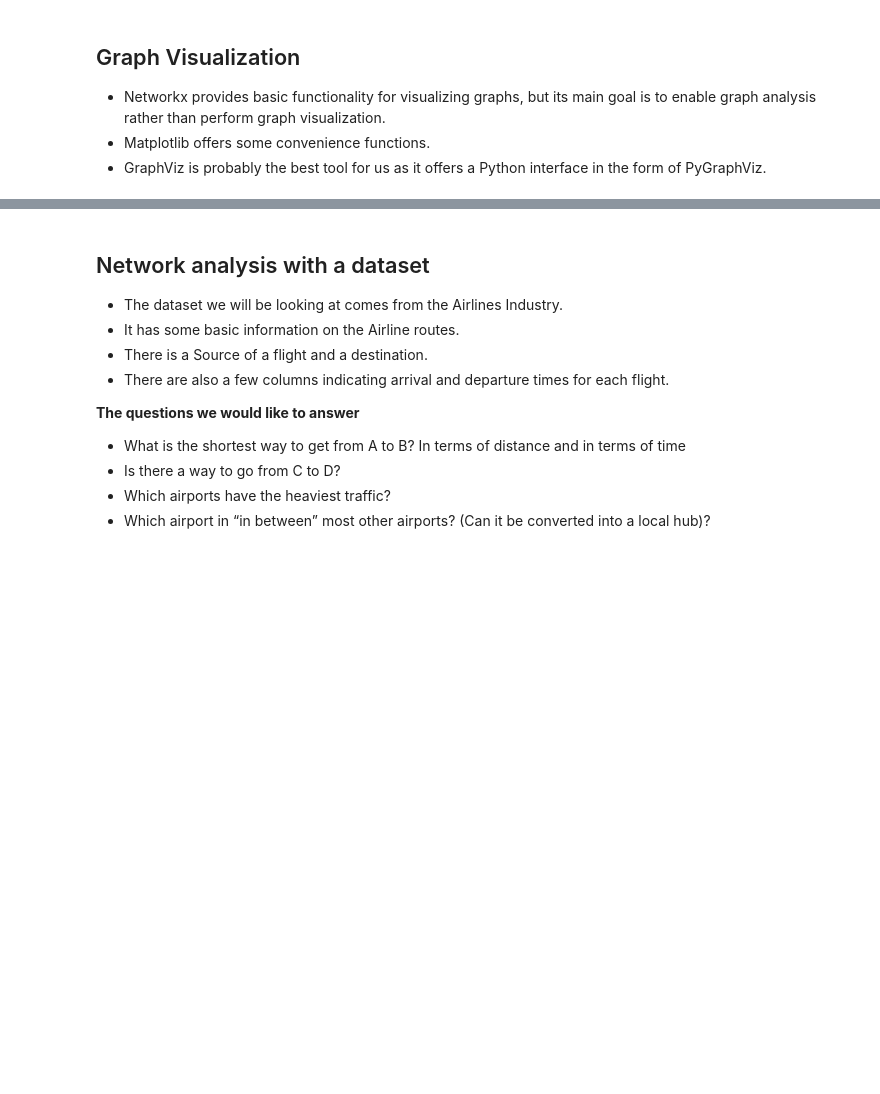
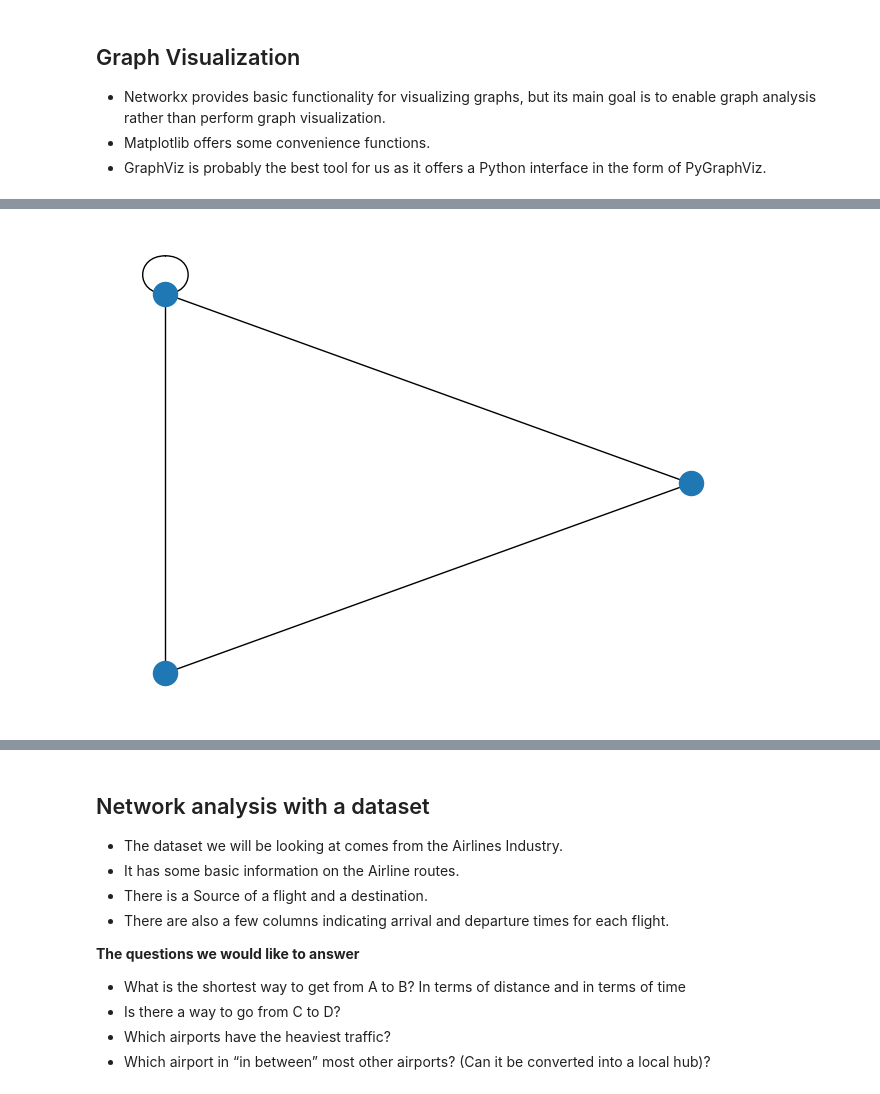
Before and after one commit to learningtechnologieslab/dbms_grad, a Jupyter notebook: neo4j/NetworkAnalysis.ipynb, the cells around one changed output, grey strips where cells are left out. Saved outputs shown, nothing was run; the diff lists cells and outputs as text; code cells hidden in the pictures; blank space fills up the shorter version.

Commit message:
Updated graph examples

```diff
--- a/neo4j/NetworkAnalysis.ipynb
+++ b/neo4j/NetworkAnalysis.ipynb
@@ -86,0 +89,4 @@ nx.draw_networkx(G)
+# %%
+nx.draw_circular(G)
+# %% [output]
+[figure, added]
```
Also changed, not shown: parts of 11 cells of this notebook, 4 other files.
